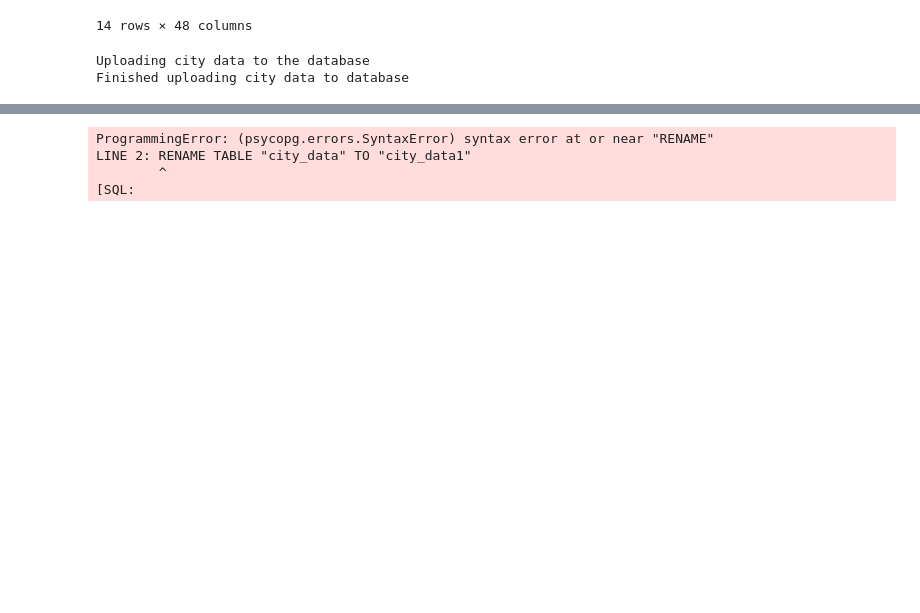
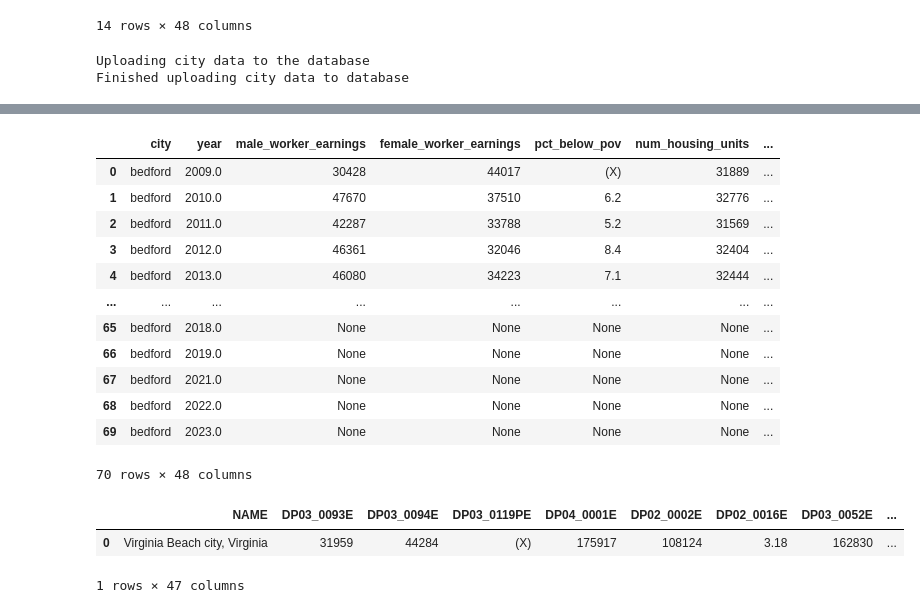
Before and after one commit to j-miskill/climate-ville, a Jupyter notebook: sandbox.ipynb, the cells around one changed output, grey strips where cells are left out. Saved outputs shown, nothing was run; the diff lists cells and outputs as text; code cells hidden in the pictures; blank space fills up the shorter version.

```diff
--- a/sandbox.ipynb
+++ b/sandbox.ipynb
@@ -95,13 +128,22 @@ Working on:  015
 # %%
 
 query = """
-
+SELECT * FROM city_data
 """
 
 df = pd.read_sql_query(query, con=engine)
 df
 # %% [output]
+|  | city | year | male_worker_earnings | female_worker_earnings | pct_below_pov | num_housing_units | ... |
+| 0 | bedford | 2009.0 | 30428 | 44017 | (X) | 31889 | ... |
+| 1 | bedford | 2010.0 | 47670 | 37510 | 6.2 | 32776 | ... |
+| 2 | bedford | 2011.0 | 42287 | 33788 | 5.2 | 31569 | ... |
+| 3 | bedford | 2012.0 | 46361 | 32046 | 8.4 | 32404 | ... |
+| 4 | bedford | 2013.0 | 46080 | 34223 | 7.1 | 32444 | ... |
+| ... | ... | ... | ... | ... | ... | ... | ... |
+| 65 | bedford | 2018.0 | None | None | None | None | ... |
+| 66 | bedford | 2019.0 | None | None | None | None | ... |
+| 67 | bedford | 2021.0 | None | None | None | None | ... |
+| 68 | bedford | 2022.0 | None | None | None | None | ... |
+| 69 | bedford | 2023.0 | None | None | None | None | ... |
-ProgrammingError: (psycopg.errors.SyntaxError) syntax error at or near "RENAME"
-LINE 2: RENAME TABLE "city_data" TO "city_data1"
-        ^
-[SQL:
+70 rows × 48 columns
@@ -111,0 +150,19 @@ LINE 2: RENAME TABLE "city_data" TO "city_data1"
+# %%
+y = "2009"
+url = "https://api.census.gov/data/" + f"{y}/acs/acs1/profile"
+
+get_metrics = "".join(x + "," for x in ca.list_of_metrics.keys())
+get_metrics = get_metrics[:len(get_metrics)-1] # get rid of the last comma that I appended
+
+params = {"key": os.getenv("CENSUS_KEY"),
+                    "get": get_metrics,
+                    "for": f"county:810",
+                    "in": "state:51"}
+
+r = requests.get(url=url, params=params)
+values = list(json.loads(r.text))
+pd.DataFrame(values[1:], columns=values[0])
+# %% [output]
+|  | NAME | DP03_0093E | DP03_0094E | DP03_0119PE | DP04_0001E | DP02_0002E | DP02_0016E | DP03_0052E | ... |
+| 0 | Virginia Beach city, Virginia | 31959 | 44284 | (X) | 175917 | 108124 | 3.18 | 162830 | ... |
+1 rows × 47 columns
```
Also changed, not shown: parts of 7 cells of this notebook, 2 other files.
